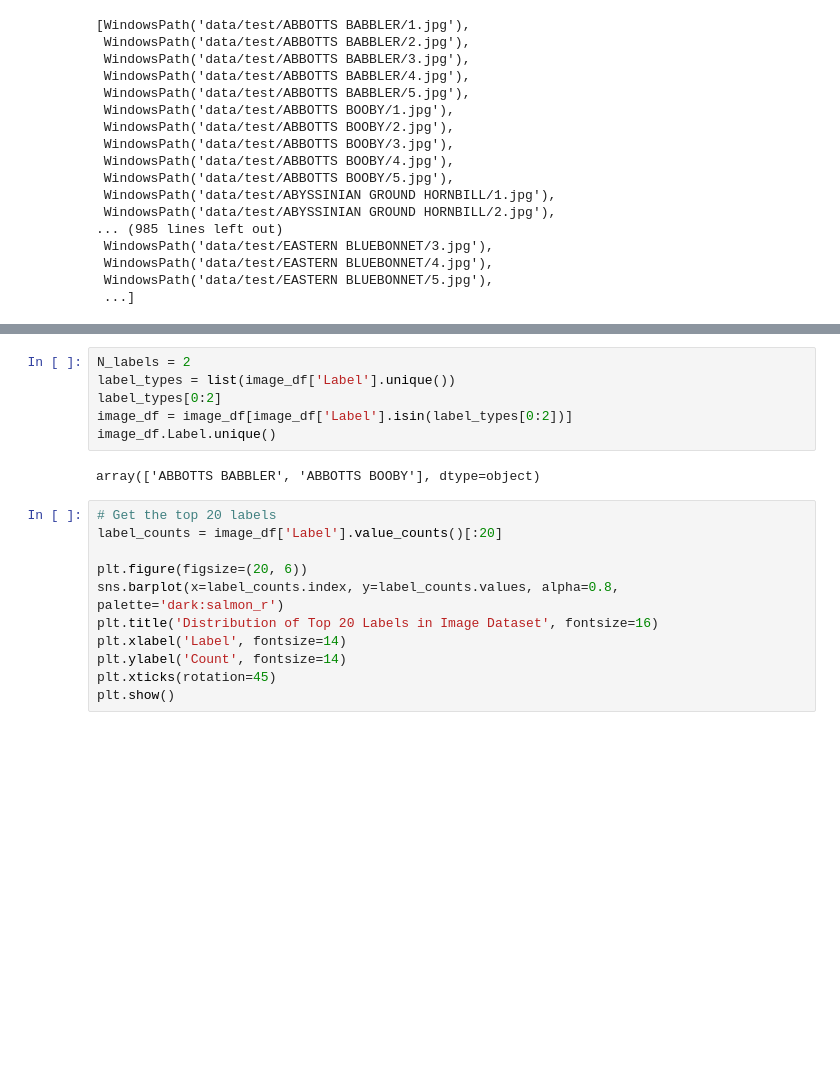
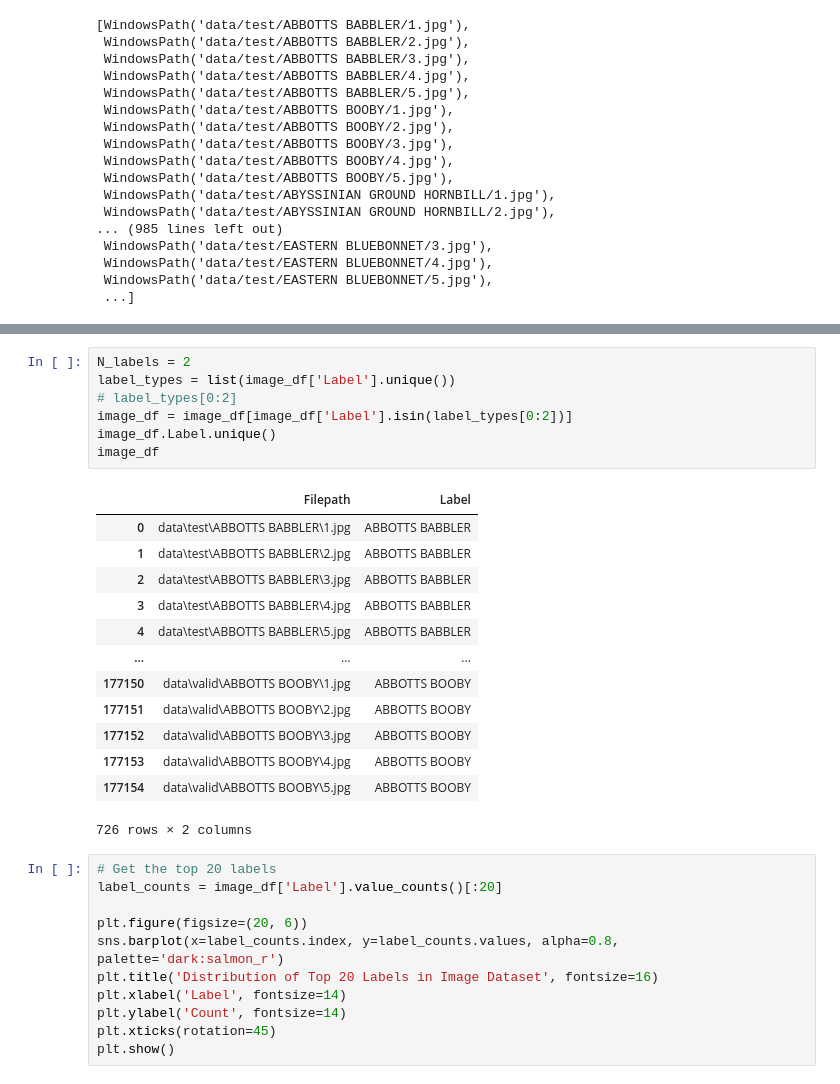
Before and after one commit to giladdanin10/birds, a Jupyter notebook: bird-classification-using-cnn-efficientnetb0.ipynb, the cells around one changed output, grey strips where cells are left out. Drawn from its saved outputs; the diff is of its cells as text; blank space fills up the shorter version.

```diff
--- a/bird-classification-using-cnn-efficientnetb0.ipynb
+++ b/bird-classification-using-cnn-efficientnetb0.ipynb
@@ -116,11 +137,24 @@ image_df = pd.concat([filepaths, labels], axis=1)
 # %%
 N_labels = 2
 label_types = list(image_df['Label'].unique())
-label_types[0:2]
+# label_types[0:2]
 image_df = image_df[image_df['Label'].isin(label_types[0:2])]
 image_df.Label.unique()
+image_df
 # %% [output]
+|  | Filepath | Label |
+| 0 | data\test\ABBOTTS BABBLER\1.jpg | ABBOTTS BABBLER |
+| 1 | data\test\ABBOTTS BABBLER\2.jpg | ABBOTTS BABBLER |
+| 2 | data\test\ABBOTTS BABBLER\3.jpg | ABBOTTS BABBLER |
+| 3 | data\test\ABBOTTS BABBLER\4.jpg | ABBOTTS BABBLER |
+| 4 | data\test\ABBOTTS BABBLER\5.jpg | ABBOTTS BABBLER |
+| ... | ... | ... |
+| 177150 | data\valid\ABBOTTS BOOBY\1.jpg | ABBOTTS BOOBY |
+| 177151 | data\valid\ABBOTTS BOOBY\2.jpg | ABBOTTS BOOBY |
+| 177152 | data\valid\ABBOTTS BOOBY\3.jpg | ABBOTTS BOOBY |
+| 177153 | data\valid\ABBOTTS BOOBY\4.jpg | ABBOTTS BOOBY |
+| 177154 | data\valid\ABBOTTS BOOBY\5.jpg | ABBOTTS BOOBY |
-array(['ABBOTTS BABBLER', 'ABBOTTS BOOBY'], dtype=object)
+726 rows × 2 columns
 # %%
 # Get the top 20 labels
 label_counts = image_df['Label'].value_counts()[:20]
```
Also changed, not shown: parts of 22 cells of this notebook, 3 other files.
